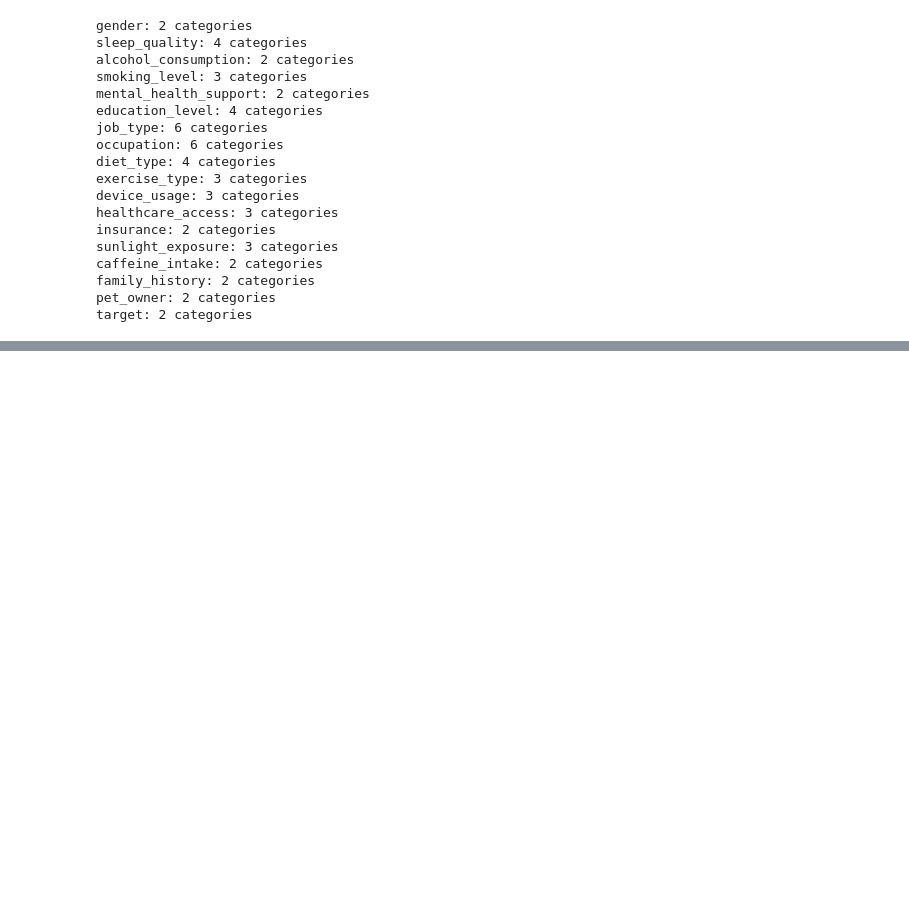
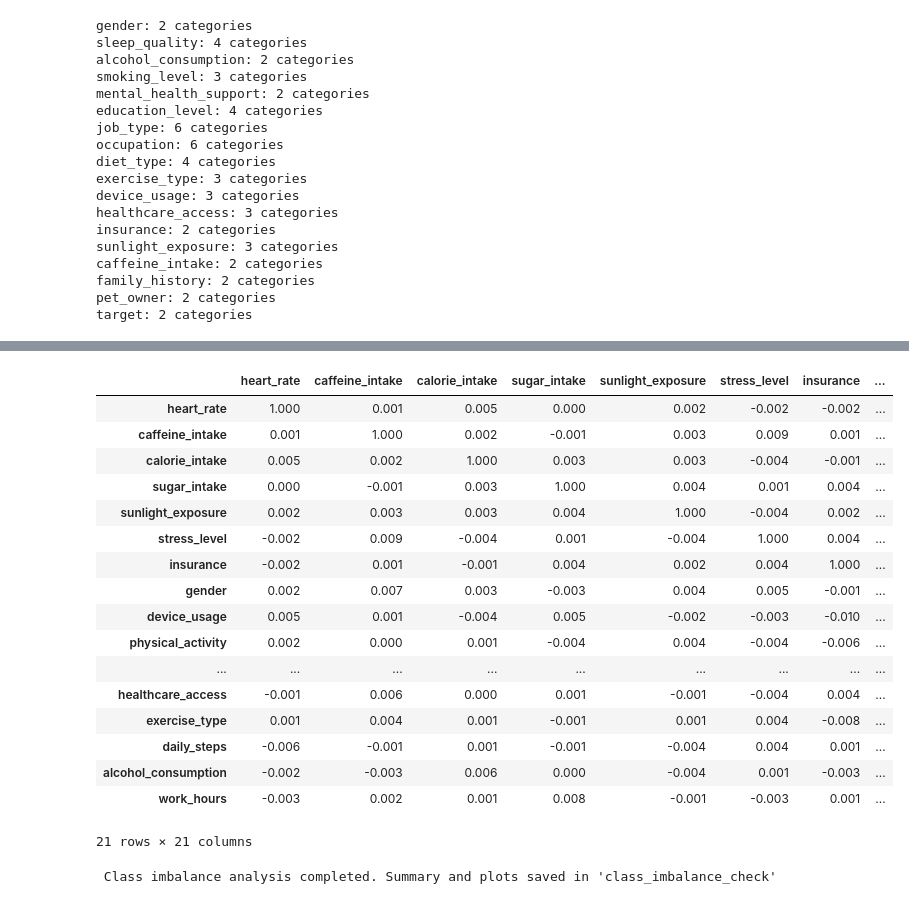
Before and after one commit to Ravidujee19/disease-risk, a Jupyter notebook: reports/2nd.ipynb, the cells around one changed output, grey strips where cells are left out. Saved outputs shown, nothing was run; the diff lists cells and outputs as text; code cells hidden in the pictures; blank space fills up the shorter version.

```diff
--- a/reports/2nd.ipynb
+++ b/reports/2nd.ipynb
@@ -129,22 +105,0 @@ os.chdir(r"C:\Users\amash\disease-risk\reports")
-# %%
-# Select numerical columns
-numeric_cols = df.select_dtypes(include=['int64', 'float64']).columns
-
-# Create output folder
-output_folder = r'reports\figures\after_preprocessed\data_description\box_plots'
-os.makedirs(output_folder, exist_ok=True)
-print("Figures will be saved in:", os.path.abspath(output_folder))
-
-# Loop through each numeric column
-for col in numeric_cols:
-    plt.figure(figsize=(6, 6))
-    plt.boxplot(df[col].dropna(), vert=True, patch_artist=True,
-                boxprops=dict(facecolor="skyblue", color="blue"),
-                medianprops=dict(color="red"))
-
-    plt.title(f'Boxplot of {col}')
-    plt.ylabel(col)
-
-    # Save figure
-    plt.savefig(f'{output_folder}/box_{col}.png')
-    plt.close()
@@ -152,0 +844,3 @@ Figures will be saved in: C:\Users\amash\disease-risk\reports\reports\figures\af
+# %%
+pos_corrs_vars = positive_corrs
+print(pos_corrs_vars)
@@ -152,0 +1024,30 @@ Figures will be saved in: C:\Users\amash\disease-risk\reports\reports\figures\af
+# %%
+#Generating a matrix to identify correlations among variables with positive correlations
+# List of variables in positive_corrs
+vars_list = pos_corrs_vars.index.tolist()
+
+# Extract the sub-matrix
+positive_corrs_matrix = corr_matrix.loc[vars_list, vars_list]
+
+# Display the matrix
+pd.set_option('display.float_format', '{:.3f}'.format)
+display(positive_corrs_matrix)
+# %% [output]
+|  | heart_rate | caffeine_intake | calorie_intake | sugar_intake | sunlight_exposure | stress_level | insurance | ... |
+| heart_rate | 1.000 | 0.001 | 0.005 | 0.000 | 0.002 | -0.002 | -0.002 | ... |
+| caffeine_intake | 0.001 | 1.000 | 0.002 | -0.001 | 0.003 | 0.009 | 0.001 | ... |
+| calorie_intake | 0.005 | 0.002 | 1.000 | 0.003 | 0.003 | -0.004 | -0.001 | ... |
+| sugar_intake | 0.000 | -0.001 | 0.003 | 1.000 | 0.004 | 0.001 | 0.004 | ... |
+| sunlight_exposure | 0.002 | 0.003 | 0.003 | 0.004 | 1.000 | -0.004 | 0.002 | ... |
+| stress_level | -0.002 | 0.009 | -0.004 | 0.001 | -0.004 | 1.000 | 0.004 | ... |
+| insurance | -0.002 | 0.001 | -0.001 | 0.004 | 0.002 | 0.004 | 1.000 | ... |
+| gender | 0.002 | 0.007 | 0.003 | -0.003 | 0.004 | 0.005 | -0.001 | ... |
+| device_usage | 0.005 | 0.001 | -0.004 | 0.005 | -0.002 | -0.003 | -0.010 | ... |
+| physical_activity | 0.002 | 0.000 | 0.001 | -0.004 | 0.004 | -0.004 | -0.006 | ... |
+| ... | ... | ... | ... | ... | ... | ... | ... | ... |
+| healthcare_access | -0.001 | 0.006 | 0.000 | 0.001 | -0.001 | -0.004 | 0.004 | ... |
+| exercise_type | 0.001 | 0.004 | 0.001 | -0.001 | 0.001 | 0.004 | -0.008 | ... |
+| daily_steps | -0.006 | -0.001 | 0.001 | -0.001 | -0.004 | 0.004 | 0.001 | ... |
+| alcohol_consumption | -0.002 | -0.003 | 0.006 | 0.000 | -0.004 | 0.001 | -0.003 | ... |
+| work_hours | -0.003 | 0.002 | 0.001 | 0.008 | -0.001 | -0.003 | 0.001 | ... |
+21 rows × 21 columns
@@ -152,0 +1145,4 @@ Figures will be saved in: C:\Users\amash\disease-risk\reports\reports\figures\af
+# %%
+results = analyze_class_imbalance(df, target='target', output_folder='class_imbalance_check')
+# %% [output]
+ Class imbalance analysis completed. Summary and plots saved in 'class_imbalance_check'
```
Also changed, not shown: parts of 31 cells of this notebook.
